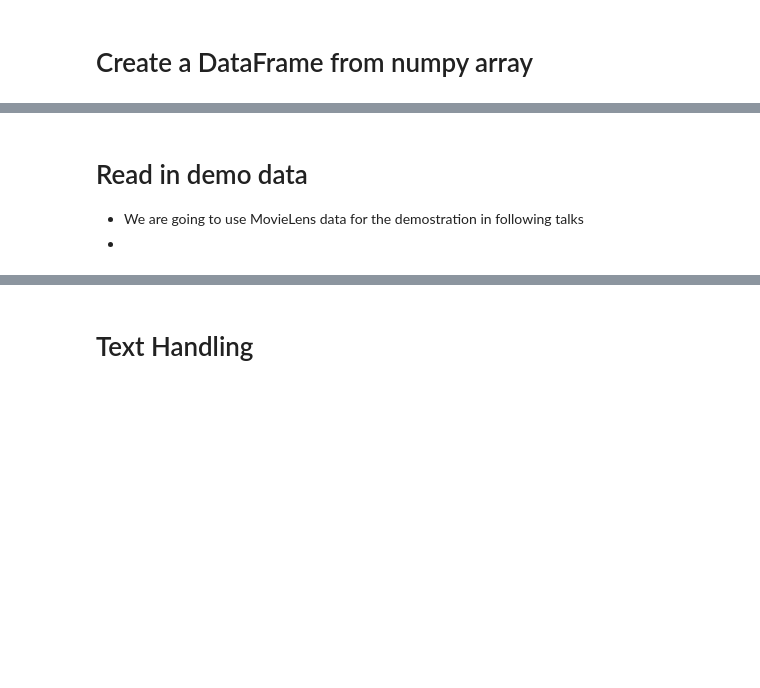
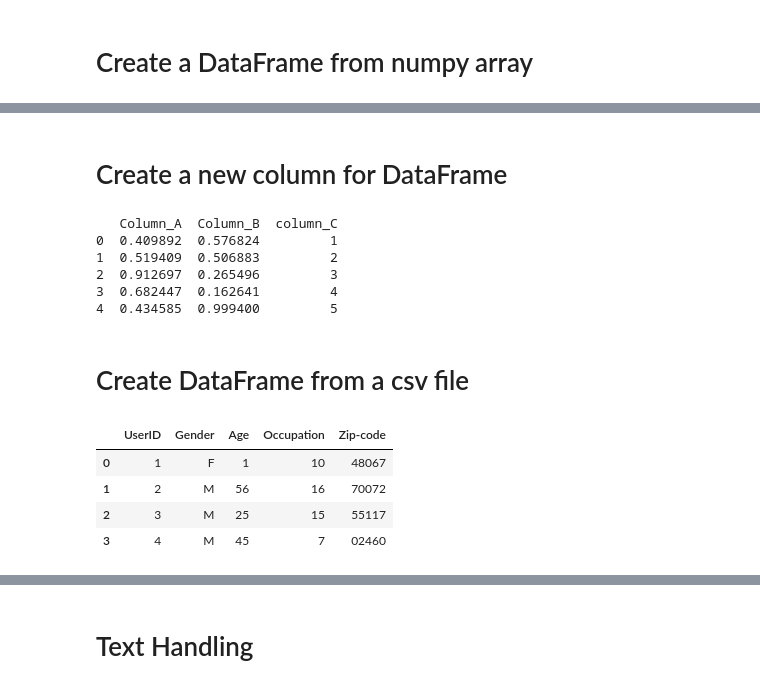
Before and after one commit to xingularity/PyCon-Taiwan-2017, a Jupyter notebook: Talk Slides.ipynb, the cells around one changed output, grey strips where cells are left out. Cells and saved outputs as stored; diff of their text form; code cells hidden in the pictures; blank space fills up the shorter version.

```diff
--- a/Talk Slides.ipynb
+++ b/Talk Slides.ipynb
@@ -169,4 +66,29 @@ pd.DataFrame(np_array, columns=['Column_A', 'Column_B'])
-# %% [markdown]
-# Read in demo data
-* We are going to use MovieLens data for the demostration in following talks
-*
+# %% [markdown]
+# Create a new column for DataFrame
+# %%
+import numpy as np
+np_array = np.array(np.random.random((5,2)))
+df = pd.DataFrame(np_array, columns=['Column_A', 'Column_B'])
+df['column_C'] = pd.Series([1,2,3,4,5])
+print(df)
+# %% [output]
+   Column_A  Column_B  column_C
+0  0.409892  0.576824         1
+1  0.519409  0.506883         2
+2  0.912697  0.265496         3
+3  0.682447  0.162641         4
+4  0.434585  0.999400         5
+# %% [markdown]
+# Create DataFrame from a csv file
+# %%
+users_df = pd.read_csv("./ml-1m/users.dat"
+                    , delimiter='::'
+                    , header=None
+                    , names=["UserID", "Gender", "Age", "Occupation", "Zip-code"], engine='python')
+users_df.ix[0:3]
+# %% [output]
+|  | UserID | Gender | Age | Occupation | Zip-code |
+| 0 | 1 | F | 1 | 10 | 48067 |
+| 1 | 2 | M | 56 | 16 | 70072 |
+| 2 | 3 | M | 25 | 15 | 55117 |
+| 3 | 4 | M | 45 | 7 | 02460 |
```
Also changed, not shown: parts of 38 cells of this notebook.
